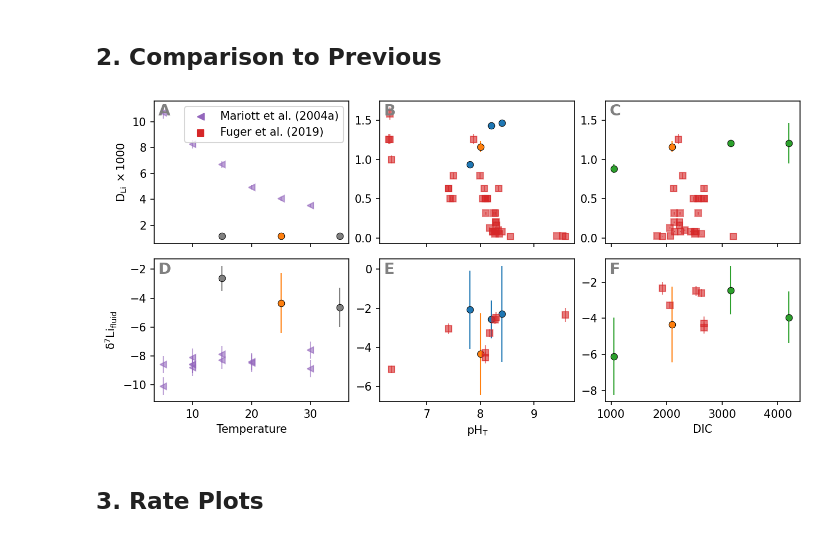
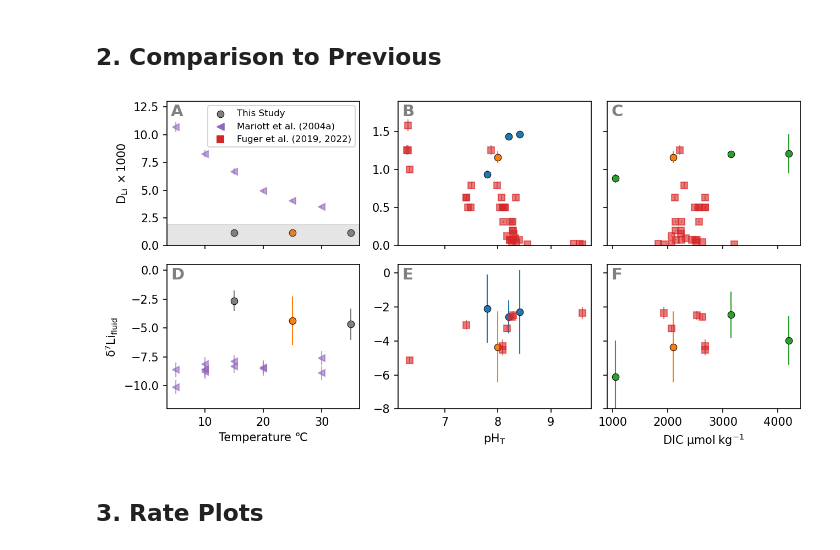
Before and after one commit to oscarbranson/supplementary, a Jupyter notebook: supplements/inorg_Li/02_Results.ipynb, the cells around one changed output. Drawn from its saved outputs; the diff is of its cells as text; code cells hidden in the pictures.

Commit message:
updated plots

```diff
--- a/supplements/inorg_Li/02_Results.ipynb
+++ b/supplements/inorg_Li/02_Results.ipynb
@@ -14,11 +18,6 @@ nom = nominal_values
 # %%
 df = pd.read_pickle('data/processed_LiDataFull.pkl')  # use pickle to preserve uncertainty info
 sdf = pd.read_pickle('data/processed_LiDataSummary.pkl')  # use pickle to preserve uncertainty info
-figdir = 'figs/'  # location to save figures
-
-def savefig(fig, name):
-    fig.savefig(os.path.join(figdir, name + '.png'), dpi=300, bbox_inches='tight')
-    fig.savefig(os.path.join(figdir, name + '.pdf'))
 # %% [markdown]
 ## Plot Parameters
 # %%
@@ -138,7 +137,7 @@ for i, xvar in enumerate(['temp(C)', 'pH', 'C(mol/kgw)']):
     ptext = f'{preg.pvalue:.2f}' if preg.pvalue > 0.01 else '<0.01'
     pax.text(0.98, 0.02, f'$R^2$: {preg.rvalue**2:.2f}, p: {ptext}', transform=pax.transAxes, ha='right', va='bottom')
 
-axs[1,0].set_xlabel('Temperature')
+axs[1,0].set_xlabel('Temperature ℃')
 axs[1,1].set_xlabel('$pH_T$')
 axs[1,2].set_xlabel('DIC $\mu mol~kg^{-1}$')
 axs[1,3].set_xlabel('$log_{10}R~mol~m^{-2}~s^{-1}$')
@@ -160,6 +159,11 @@ rpax.set_ylim(-12, 5)
 for ax, a in zip(axs.flat, 'ABCDEFGH'):
     ax.text(0.02, 0.98, a, weight='bold', transform=ax.transAxes, ha='left', va='top', fontsize=14, color='grey')
 
+for label in cdict:
+    axs[0,0].scatter([], [], label=label, color=cdict[label], lw=lw, edgecolor='k')
+
+axs[0,0].legend(fontsize=8, title='Experiment')
+
 # axs[1,0].set_ylim(-9, 0)
 fig.tight_layout()
 
@@ -199,7 +203,7 @@ rdict = {
     'Marriott2004b': 'Mariott et al. (2004b)',
     'Roberts2018': 'Roberts et al. (2018)',
     'Vigier2015': 'Vigier et al. (2015)',
-    'Fuger2019': 'Fuger et al. (2019)'
+    'Fuger2019': 'Fuger et al. (2019, 2022)'
 }
 
 mdict = {
@@ -217,7 +221,21 @@ epar = {'lw': 0,
         'elinewidth': 1,
         'alpha': 0.6}
 
-fig, axs = plt.subplots(2, 3, sharey=False, sharex='col', figsize=[9, 4.5])
+# fig, axs = plt.subplots(2, 3, sharey=False, sharex='col', figsize=[9, 4.5], constrained_layout=True)
+fig = plt.figure(figsize=[9, 4.5])
+gs = GridSpec(2, 3, fig)
+
+p00 = fig.add_subplot(gs[0, 0])
+p10 = fig.add_subplot(gs[1, 0], sharex=p00)
+
+p01 = fig.add_subplot(gs[0, 1])
+p11 = fig.add_subplot(gs[1, 1], sharex=p01)
+
+p02 = fig.add_subplot(gs[0, 2], sharey=p01)
+p12 = fig.add_subplot(gs[1, 2], sharey=p11, sharex=p02)
+
+axs = np.array([[p00, p10],[p01, p11],[p02, p12]]).T
+
 
 for i, xvar in enumerate(['temp(C)', 'pH', 'C(mol/kgw)']):
     dax, pax = axs.T[i]
@@ -252,6 +270,7 @@ for i, xvar in enumerate(['temp(C)', 'pH', 'C(mol/kgw)']):
         pax.scatter(nom(sdf.loc[ind, (database, xvar)]) * m, nom(sdf.loc[ind, ('Li_isotopes_vs_fluid', 'epsilon_og')]),
                     lw=lw, edgecolor='k', color=c, zorder=1)
 
+axs[0,0].scatter([],[], c='grey', label='This Study', edgecolor='k', lw=0.5)
 
 whos = ['Marriott2004a', 'Fuger2019']
 for who in whos:
@@ -273,47 +292,55 @@ for who in whos:
                      marker=m, color=c, **epar)
         pax.errorbar(inorg.loc[who, (database, 'pH')], inorg.loc[who, ('solid', 'epsilon_7Li')],
                      yerr=inorg.loc[who, ('solid', 'epsilon_7Li_2std')],
                      marker=m, color=c, **epar)
 
         dax, pax = axs.T[2]
         dax.errorbar(inorg.loc[who, (database, 'C(mol/kgw)')] * 1e6, inorg.loc[who, ('solid', 'DLi')] * 1e3,
                      yerr=inorg.loc[who, ('solid', 'DLi_2std')] * 1e3,
                      marker=m, color=c, **epar)
         pax.errorbar(inorg.loc[who, (database, 'C(mol/kgw)')] * 1e6, inorg.loc[who, ('solid', 'epsilon_7Li')],
                      yerr=inorg.loc[who, ('solid', 'epsilon_7Li_2std')],
                      marker=m, color=c, **epar)
-#     dax, pax = axs.T[4]
-#     dax.scatter(inorg.loc[who, (database, 'si_Calcite')], inorg.loc[who, ('solid', 'DLi')] * 1e3, marker=m, color=c, label=rdict[who])
-#     pax.scatter(inorg.loc[who, (database, 'si_Calcite')], inorg.loc[who, ('solid', 'd7Li')], marker=m, color=c, label=rdict[who])
 
     axs[0,0].scatter([], [], marker=m, color=c, label=rdict[who])
 
-axs[0,0].legend(fontsize=10)
+axs[0,0].legend(fontsize=8)
 
 axs[0,0].set_ylabel('$D_{Li}\ \\times 1000$')
 axs[1,0].set_ylabel('$\delta^7Li_{fluid}$')
 
-axs[1,0].set_xlabel('Temperature')
+axs[1,0].set_xlabel('Temperature ℃')
 axs[1,1].set_xlabel('$pH_T$')
-axs[1,2].set_xlabel('DIC')
-
-# axs[1,1].set_facecolor((.9,.9,.9))
-# axs[1,2].set_facecolor((.9,.9,.9))
+axs[1,2].set_xlabel('DIC $\mu mol~kg^{-1}$')
 
 axs[1,2].set_xlim(900, 4400)
-# axs[1,4].set_xlabel('SI Calcite\n(~Rate)')
 
-# for ax in axs[1, :]:
-#     ax.set_ylim(-11, 0)
+axs[0,0].set_ylim(0, 13)
+axs[0,1].set_ylim(0, 1.9)
 
-fig.tight_layout(w_pad=0.5)
+axs[1,0].set_ylim(-12, 0.5)
+axs[1,1].set_ylim(-8, 0.5)
+
+for ax in axs[0,:]:
+    plt.setp(ax.get_xticklabels(), visible=False)
+
+for ax in axs[:, 2]:
+    plt.setp(ax.get_yticklabels(), visible=False)
+
+fig.tight_layout()
+
+for ax in axs[:, 2]:
+    pos = ax.get_position()
+    ax.set_position([pos.x0 - 0.03, pos.y0,  pos.width, pos.height])
+
+axs[0,0].axhspan(*axs[0,1].get_ylim(), color='grey', alpha=0.2)
 
 for ax, a in zip(axs.flat, 'ABCDEFGH'):
     ax.text(0.02, 0.98, a, weight='bold', transform=ax.transAxes, ha='left', va='top', fontsize=14, color='grey')
 
 savefig(fig, '02_PublishedComparison')
 # %% [output]
-[figure, old version]
+[figure, new version]
 # %% [markdown]
 ## 3. Rate Plots
 # %%
```
Also changed, not shown: parts of 3 cells of this notebook, 7 other files.
